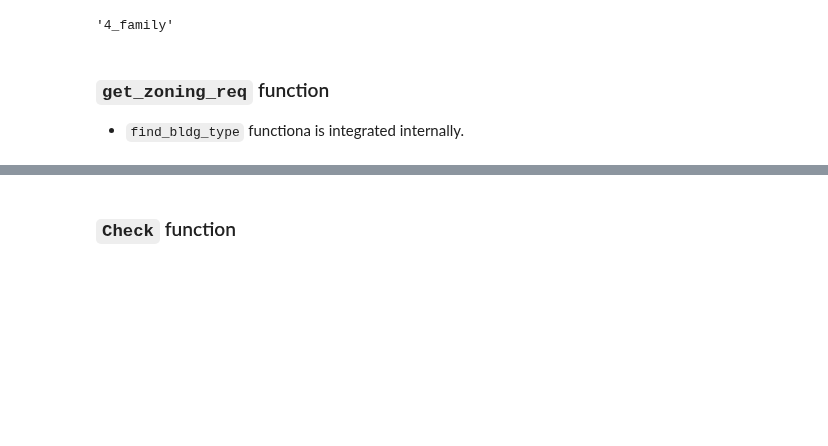
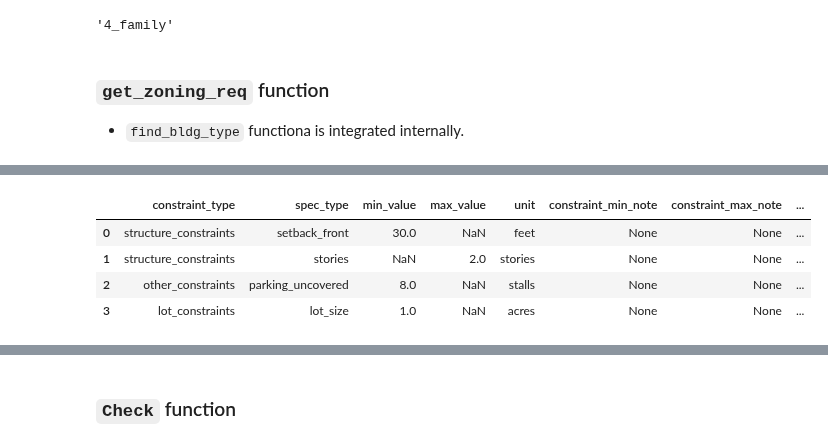
Before and after one commit to HOUPU1993/tidyzoning, a Jupyter notebook: test.ipynb, the cells around one changed output, grey strips where cells are left out. Drawn from its saved outputs; the diff is of its cells as text; code cells hidden in the pictures; blank space fills up the shorter version.

```diff
--- a/test.ipynb
+++ b/test.ipynb
@@ -391,6 +391,15 @@ find_bldg_type_results
 | 16 | 2 | structure_constraints | unit_size | square feet | [2_family, 3_family, 4_family, To... | {'expression': 'NA'} | NaN |
 | 964 | 2 | other_constraints | parking_uncovered | stalls | [2_family, 3_family, 4_family, To... | {'expression': 'units_0bed + 1.5 ... | NaN |
 | 1108 | 2 | lot_constraints | lot_size | acres | [2_family, 3_family, 4_family, To... | {'expression': '1'} | NaN |
+# %%
+get_zoning_req_results = get_zoning_req(tidybuilding_4_fam, tidyzoning.loc[[2]], tidyparcel[tidyparcel['parcel_id'] == '10'])
+get_zoning_req_results
+# %% [output]
+|  | constraint_type | spec_type | min_value | max_value | unit | constraint_min_note | constraint_max_note | ... |
+| 0 | structure_constraints | setback_front | 30.0 | NaN | feet | None | None | ... |
+| 1 | structure_constraints | stories | NaN | 2.0 | stories | None | None | ... |
+| 2 | other_constraints | parking_uncovered | 8.0 | NaN | stalls | None | None | ... |
+| 3 | lot_constraints | lot_size | 1.0 | NaN | acres | None | None | ... |
 # %%
 get_zoning_req_results = get_zoning_req(tidybuilding_4_fam, tidyzoning.loc[[37]], tidyparcel[tidyparcel['parcel_id'] == '10'])
 get_zoning_req_results
```
Also changed, not shown: parts of 1 cell of this notebook, 2 other files.
